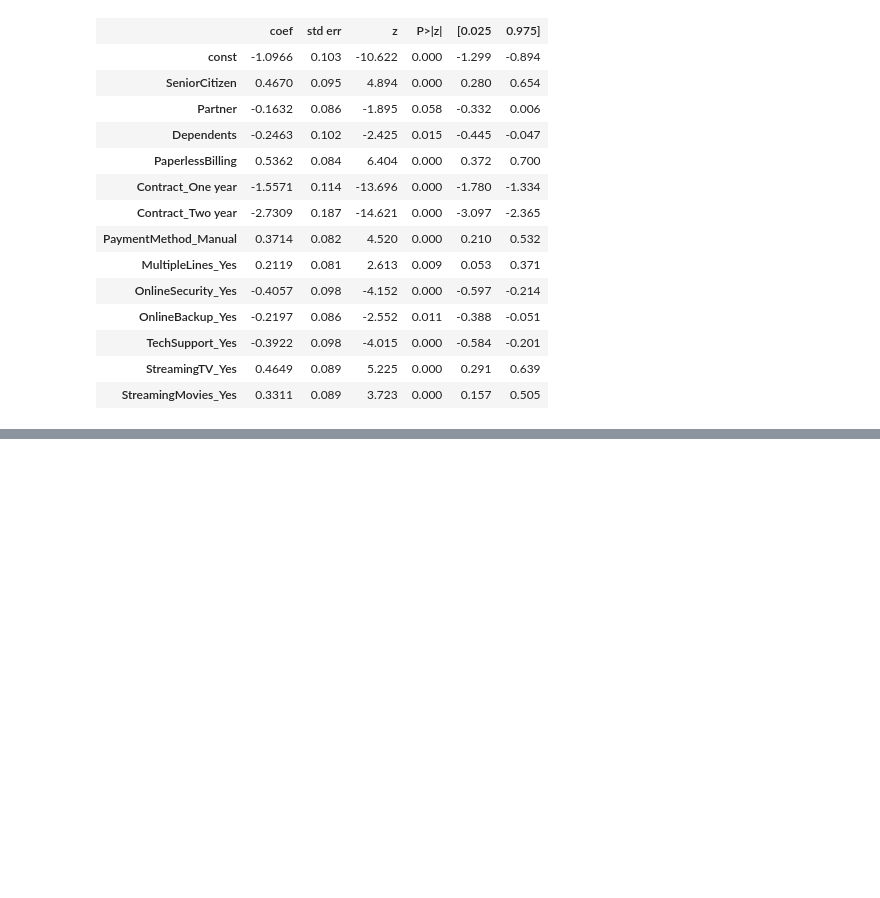
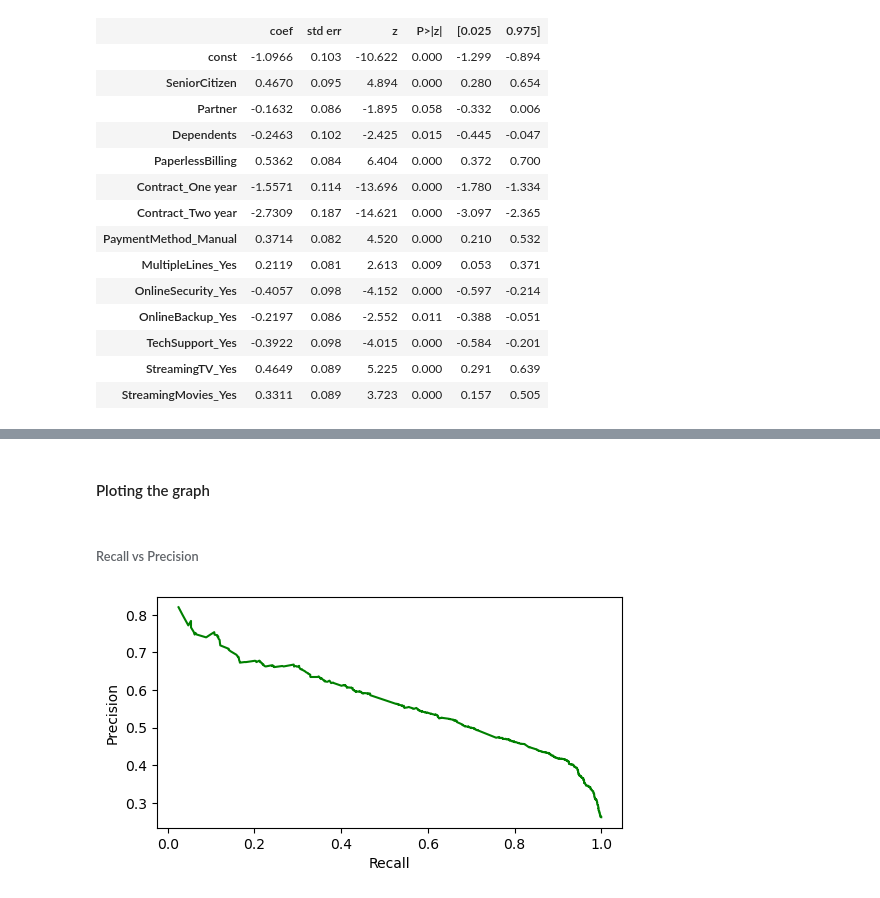
Before and after one commit to chauhan315/Logistic_Regression, a Jupyter notebook: Telecom Churn Case Study/Telecom_churn_case_study.ipynb, the cells around one changed output, grey strips where cells are left out. Drawn from its saved outputs; the diff is of its cells as text; code cells hidden in the pictures; blank space fills up the shorter version.

```diff
--- a/Telecom Churn Case Study/Telecom_churn_case_study.ipynb
+++ b/Telecom Churn Case Study/Telecom_churn_case_study.ipynb
@@ -473,0 +660,3 @@ Logit Regression Results
+# %%
+y_train_pred_final['Final_Predicted'] = y_train_pred_final.Probability.map(lambda x: 1 if x > 0.37 else 0)
+y_train_pred_final.head(20)
@@ -473,0 +683,4 @@ Logit Regression Results
+# %%
+from sklearn.metrics import precision_recall_curve
+
+p, r, threshold = precision_recall_curve(y_train_pred_final.Churn, y_train_pred_final.Probability)
@@ -473,0 +704,12 @@ Logit Regression Results
+# %% [markdown]
+#### Ploting the graph
+# %% [markdown]
+###### Recall vs Precision
+# %%
+plt.figure(figsize=(6,3))
+plt.plot(r[:-1], p[:-1], "g-")
+plt.xlabel('Recall')
+plt.ylabel('Precision')
+plt.show()
+# %% [output]
+[figure, added]
```
Also changed, not shown: parts of 34 cells of this notebook.
